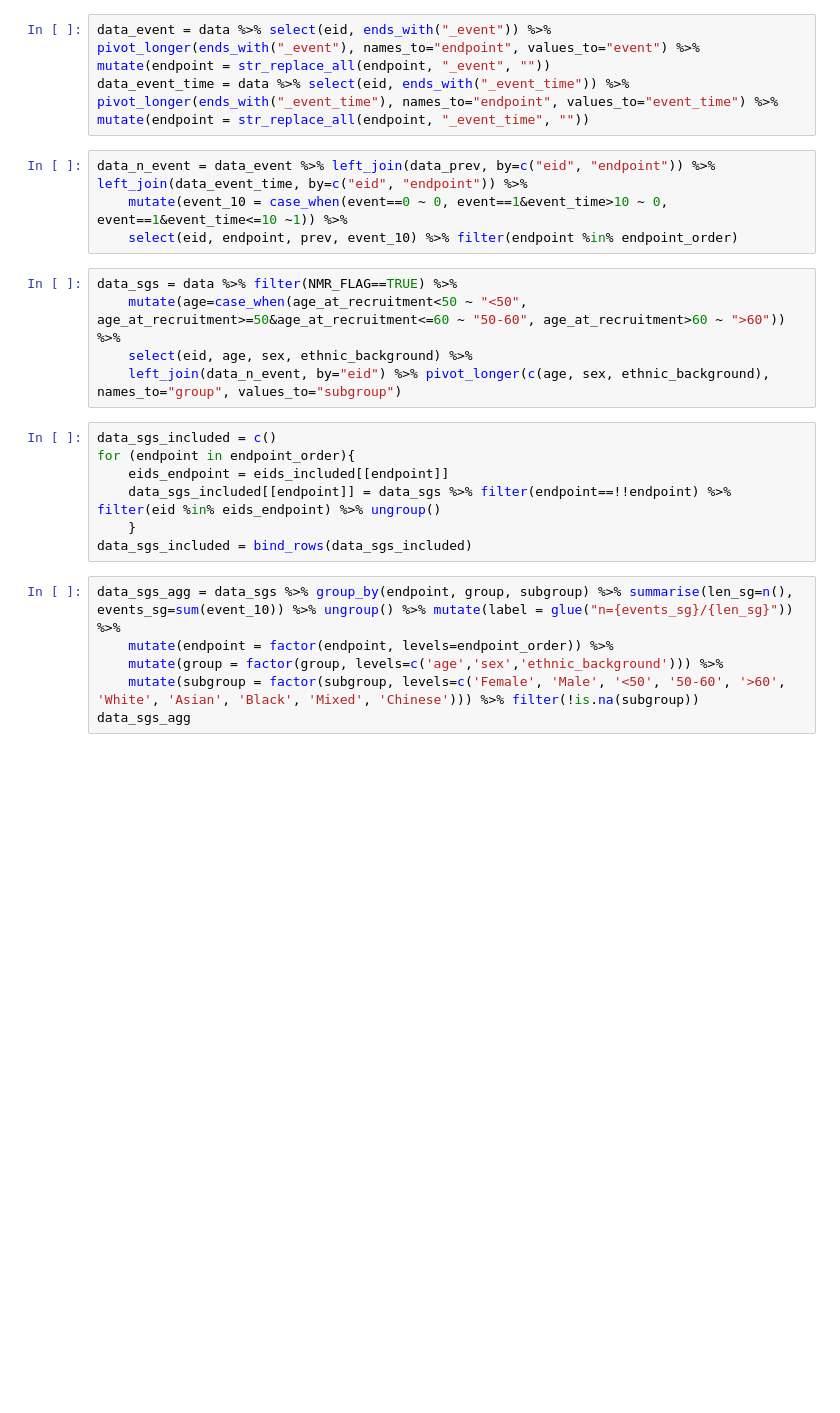
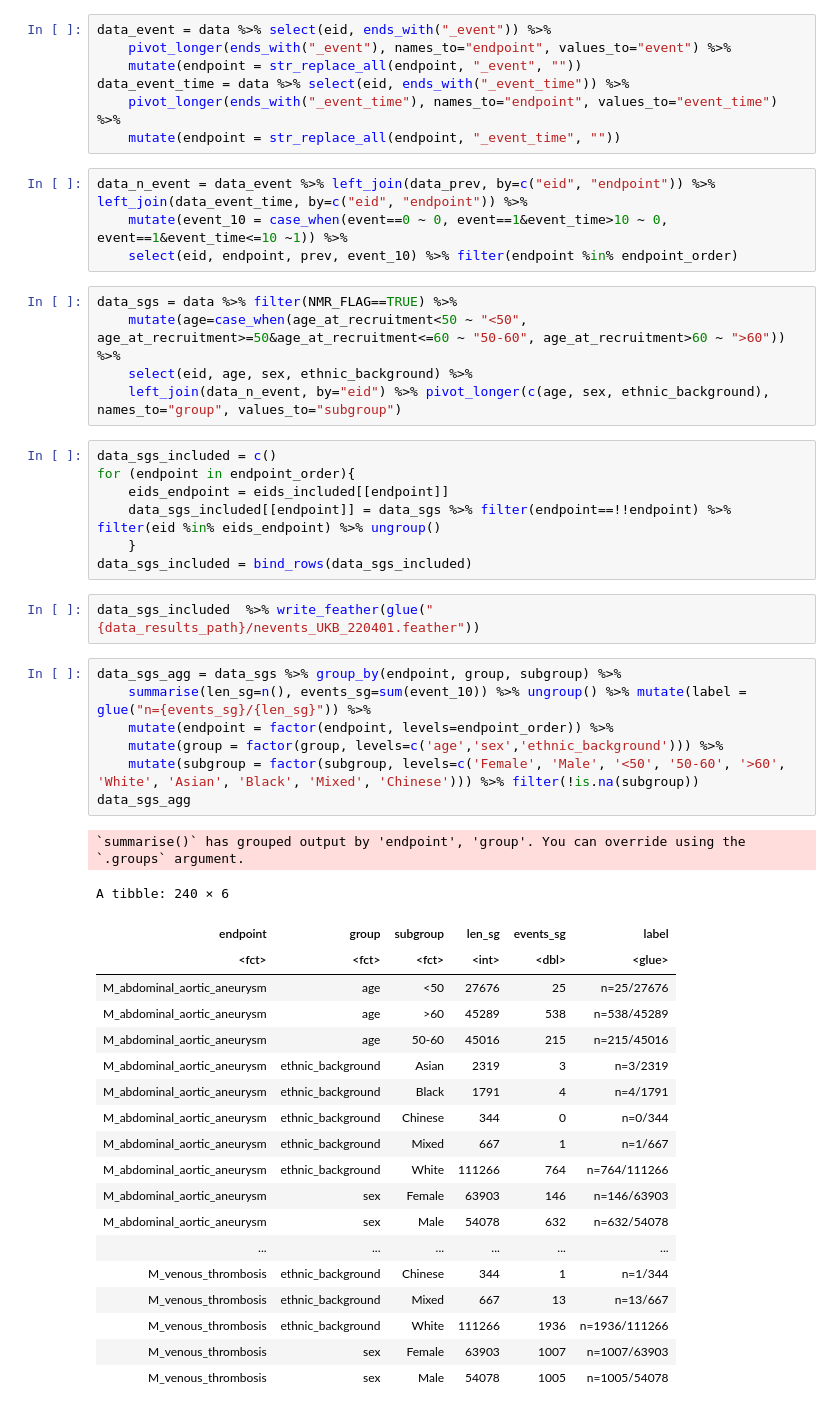
Before and after one commit to JakobSteinfeldt/MetabolomicsCommonDiseases, a Jupyter notebook: 2_analysis/SupplFigure_Performance_Subgroups_2.ipynb, the cells around one changed output. Cells and saved outputs as stored; diff of their text form; blank space fills up the shorter version.

```diff
--- a/2_analysis/SupplFigure_Performance_Subgroups_2.ipynb
+++ b/2_analysis/SupplFigure_Performance_Subgroups_2.ipynb
@@ -193,8 +286,12 @@ endpoint_order %>% head(12)
 # %%
 data_prev = data %>% select(eid, all_of(endpoint_order)) %>% pivot_longer(all_of(endpoint_order), names_to="endpoint", values_to="prev")
 # %%
-data_event = data %>% select(eid, ends_with("_event")) %>% pivot_longer(ends_with("_event"), names_to="endpoint", values_to="event") %>% mutate(endpoint = str_replace_all(endpoint, "_event", ""))
-data_event_time = data %>% select(eid, ends_with("_event_time")) %>% pivot_longer(ends_with("_event_time"), names_to="endpoint", values_to="event_time") %>% mutate(endpoint = str_replace_all(endpoint, "_event_time", ""))
+data_event = data %>% select(eid, ends_with("_event")) %>%
+    pivot_longer(ends_with("_event"), names_to="endpoint", values_to="event") %>%
+    mutate(endpoint = str_replace_all(endpoint, "_event", ""))
+data_event_time = data %>% select(eid, ends_with("_event_time")) %>%
+    pivot_longer(ends_with("_event_time"), names_to="endpoint", values_to="event_time") %>%
+    mutate(endpoint = str_replace_all(endpoint, "_event_time", ""))
 # %%
 data_n_event = data_event %>% left_join(data_prev, by=c("eid", "endpoint")) %>% left_join(data_event_time, by=c("eid", "endpoint")) %>%
     mutate(event_10 = case_when(event==0 ~ 0, event==1&event_time>10 ~ 0, event==1&event_time<=10 ~1)) %>%
@@ -211,10 +308,34 @@ for (endpoint in endpoint_order){
     data_sgs_included[[endpoint]] = data_sgs %>% filter(endpoint==!!endpoint) %>% filter(eid %in% eids_endpoint) %>% ungroup()
     }
 data_sgs_included = bind_rows(data_sgs_included)
+# %%
+data_sgs_included  %>% write_feather(glue("{data_results_path}/nevents_UKB_220401.feather"))
 # %%
-data_sgs_agg = data_sgs %>% group_by(endpoint, group, subgroup) %>% summarise(len_sg=n(), events_sg=sum(event_10)) %>% ungroup() %>% mutate(label = glue("n={events_sg}/{len_sg}")) %>%
+data_sgs_agg = data_sgs %>% group_by(endpoint, group, subgroup) %>%
+    summarise(len_sg=n(), events_sg=sum(event_10)) %>% ungroup() %>% mutate(label = glue("n={events_sg}/{len_sg}")) %>%
     mutate(endpoint = factor(endpoint, levels=endpoint_order)) %>%
     mutate(group = factor(group, levels=c('age','sex','ethnic_background'))) %>%
     mutate(subgroup = factor(subgroup, levels=c('Female', 'Male', '<50', '50-60', '>60', 'White', 'Asian', 'Black', 'Mixed', 'Chinese'))) %>% filter(!is.na(subgroup))
 data_sgs_agg
+# %% [output]
+`summarise()` has grouped output by 'endpoint', 'group'. You can override using the `.groups` argument.
+A tibble: 240 × 6
+| endpoint | group | subgroup | len_sg | events_sg | label |
+| <fct> | <fct> | <fct> | <int> | <dbl> | <glue> |
+| M_abdominal_aortic_aneurysm | age | <50 | 27676 | 25 | n=25/27676 |
+| M_abdominal_aortic_aneurysm | age | >60 | 45289 | 538 | n=538/45289 |
+| M_abdominal_aortic_aneurysm | age | 50-60 | 45016 | 215 | n=215/45016 |
+| M_abdominal_aortic_aneurysm | ethnic_background | Asian | 2319 | 3 | n=3/2319 |
+| M_abdominal_aortic_aneurysm | ethnic_background | Black | 1791 | 4 | n=4/1791 |
+| M_abdominal_aortic_aneurysm | ethnic_background | Chinese | 344 | 0 | n=0/344 |
+| M_abdominal_aortic_aneurysm | ethnic_background | Mixed | 667 | 1 | n=1/667 |
+| M_abdominal_aortic_aneurysm | ethnic_background | White | 111266 | 764 | n=764/111266 |
+| M_abdominal_aortic_aneurysm | sex | Female | 63903 | 146 | n=146/63903 |
+| M_abdominal_aortic_aneurysm | sex | Male | 54078 | 632 | n=632/54078 |
+| ... | ... | ... | ... | ... | ... |
+| M_venous_thrombosis | ethnic_background | Chinese | 344 | 1 | n=1/344 |
+| M_venous_thrombosis | ethnic_background | Mixed | 667 | 13 | n=13/667 |
+| M_venous_thrombosis | ethnic_background | White | 111266 | 1936 | n=1936/111266 |
+| M_venous_thrombosis | sex | Female | 63903 | 1007 | n=1007/63903 |
+| M_venous_thrombosis | sex | Male | 54078 | 1005 | n=1005/54078 |
 # %%
```
Also changed, not shown: parts of 17 cells of this notebook, 7 other files.
